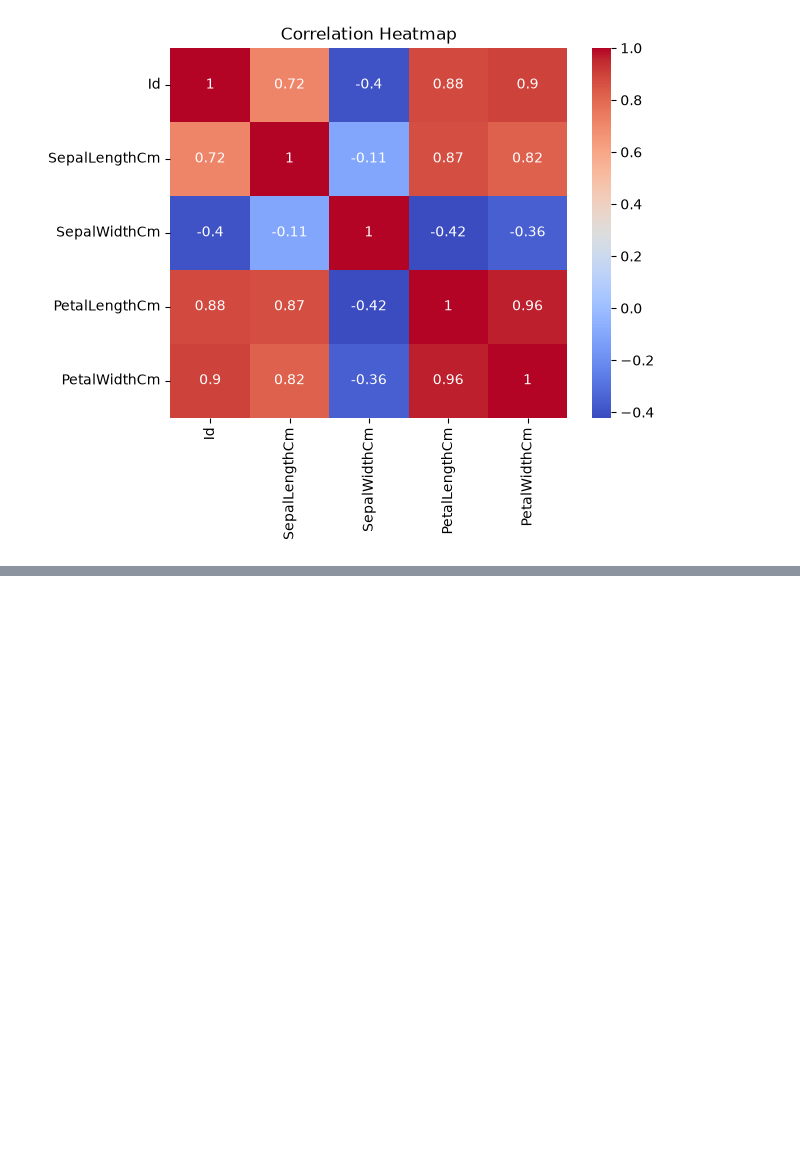
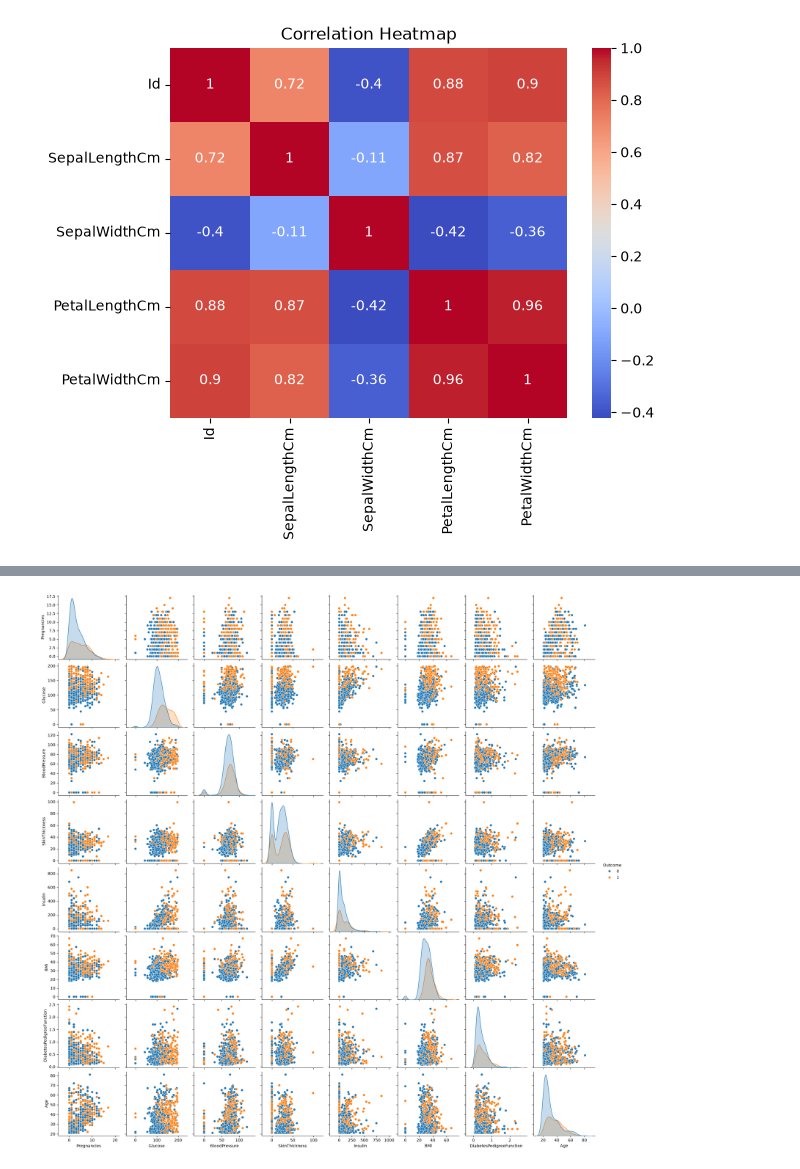
Before and after one commit to 2025cinarpalaramyalikhithaa-jpg/DAV, a Jupyter notebook: 16 09 26.ipynb, the cells around one changed output, grey strips where cells are left out. Cells and saved outputs as stored; diff of their text form; code cells hidden in the pictures; blank space fills up the shorter version.

```diff
--- a/16 09 26.ipynb
+++ b/16 09 26.ipynb
@@ -62,0 +110,8 @@ plt.show()
+# %%
+import seaborn as sns
+import matplotlib.pyplot as plt
+
+sns.pairplot(df, hue="Outcome")
+plt.show()
+# %% [output]
+[figure, added]
```
Also changed, not shown: parts of 5 cells of this notebook.
